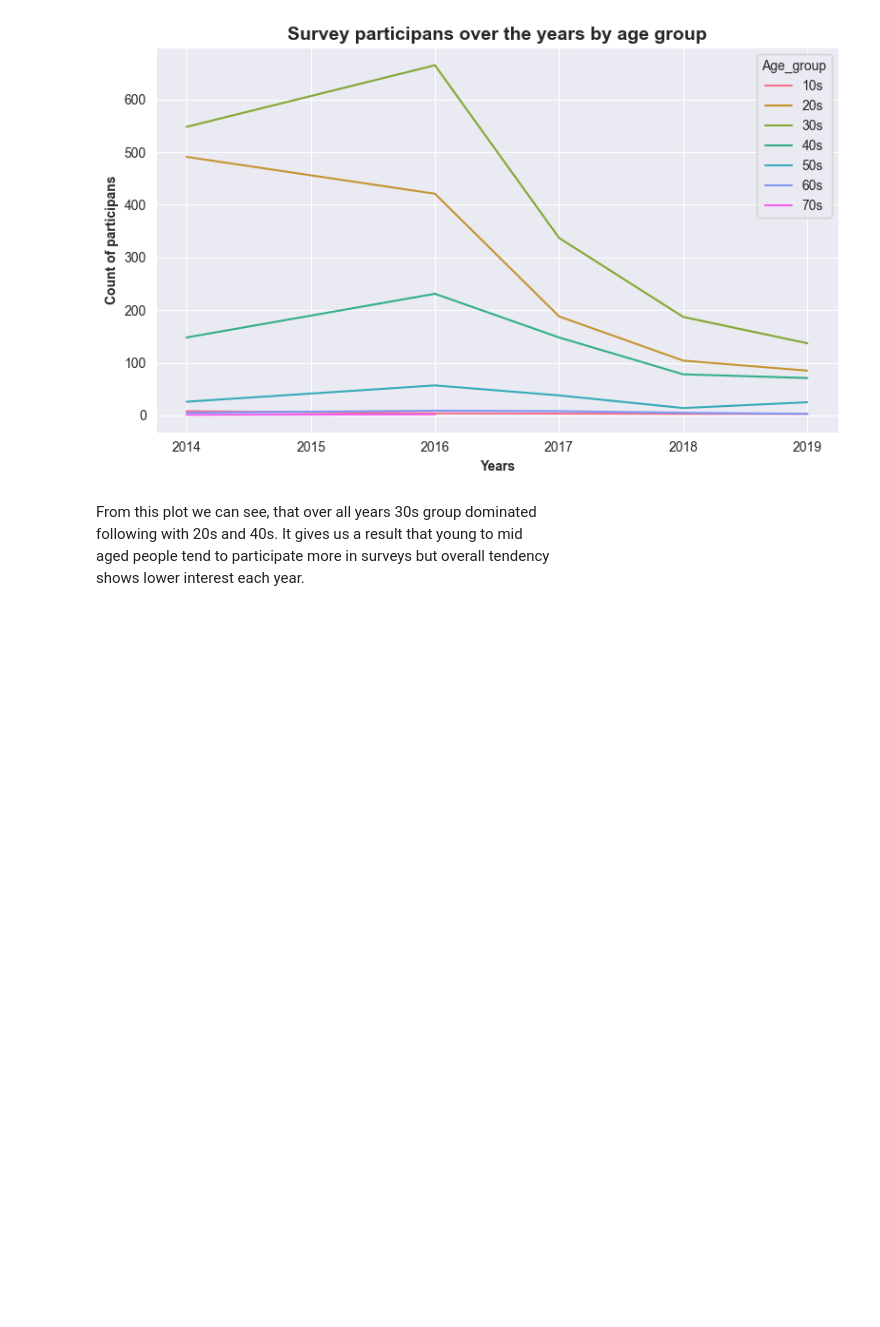
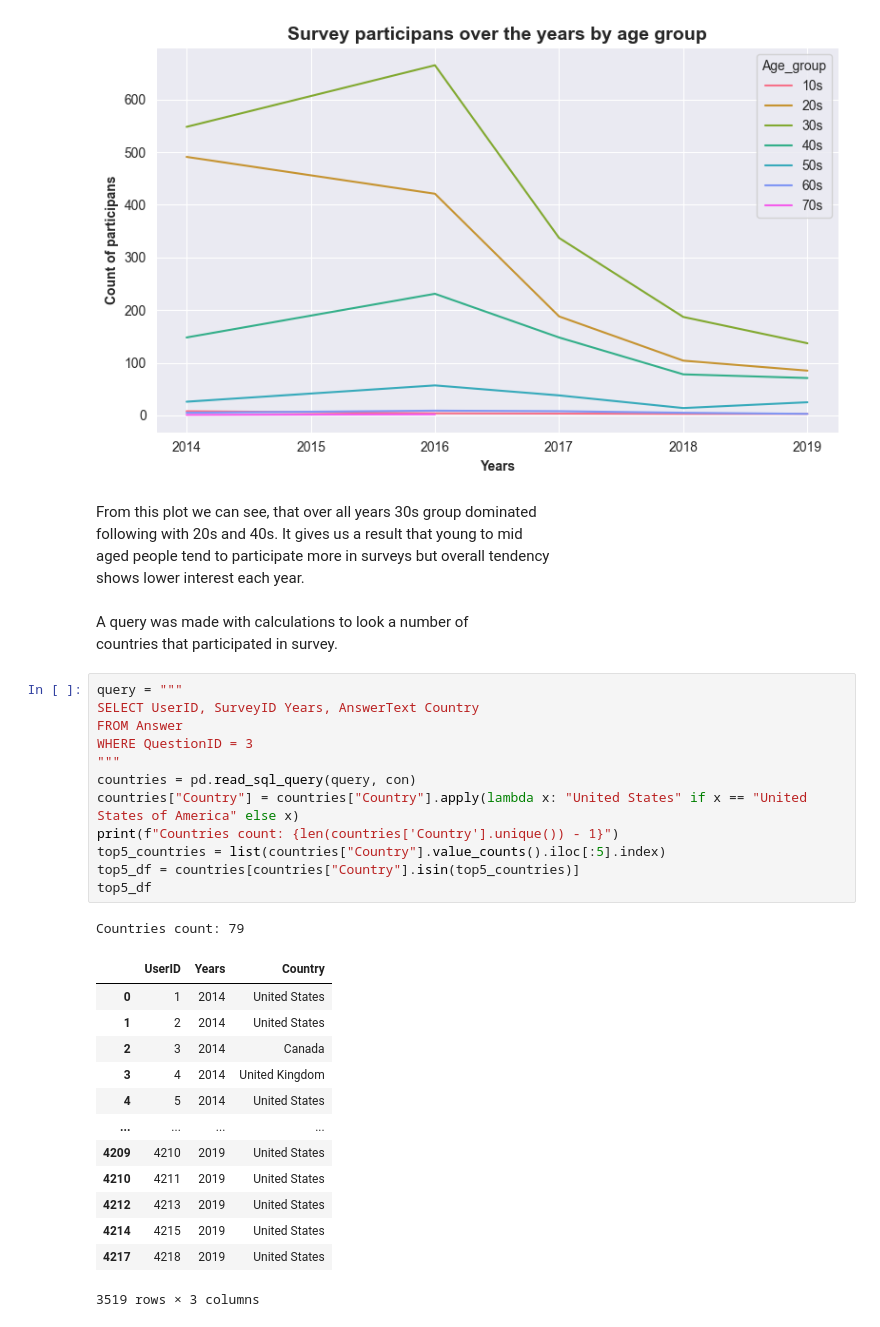
Before and after one commit to ShariYo/Modul2_Sprint1, a Jupyter notebook: project/main.ipynb, the cells around one changed output. Saved outputs shown, nothing was run; the diff lists cells and outputs as text; blank space fills up the shorter version.

```diff
--- a/project/main.ipynb
+++ b/project/main.ipynb
@@ -280,3 +294,33 @@ From this plot we can see, that over all years 30s group dominated
 following with 20s and 40s. It gives us a result that young to mid
 aged people tend to participate more in surveys but overall tendency
 shows lower interest each year.
+# %% [markdown]
+A query was made with calculations to look a number of
+countries that participated in survey.
+# %%
+query = """
+SELECT UserID, SurveyID Years, AnswerText Country
+FROM Answer
+WHERE QuestionID = 3
+"""
+countries = pd.read_sql_query(query, con)
+countries["Country"] = countries["Country"].apply(lambda x: "United States" if x == "United States of America" else x)
+print(f"Countries count: {len(countries['Country'].unique()) - 1}")
+top5_countries = list(countries["Country"].value_counts().iloc[:5].index)
+top5_df = countries[countries["Country"].isin(top5_countries)]
+top5_df
+# %% [output]
+Countries count: 79
+|  | UserID | Years | Country |
+| 0 | 1 | 2014 | United States |
+| 1 | 2 | 2014 | United States |
+| 2 | 3 | 2014 | Canada |
+| 3 | 4 | 2014 | United Kingdom |
+| 4 | 5 | 2014 | United States |
+| ... | ... | ... | ... |
+| 4209 | 4210 | 2019 | United States |
+| 4210 | 4211 | 2019 | United States |
+| 4212 | 4213 | 2019 | United States |
+| 4214 | 4215 | 2019 | United States |
+| 4217 | 4218 | 2019 | United States |
+3519 rows × 3 columns
```
Also changed, not shown: parts of 8 cells of this notebook.
